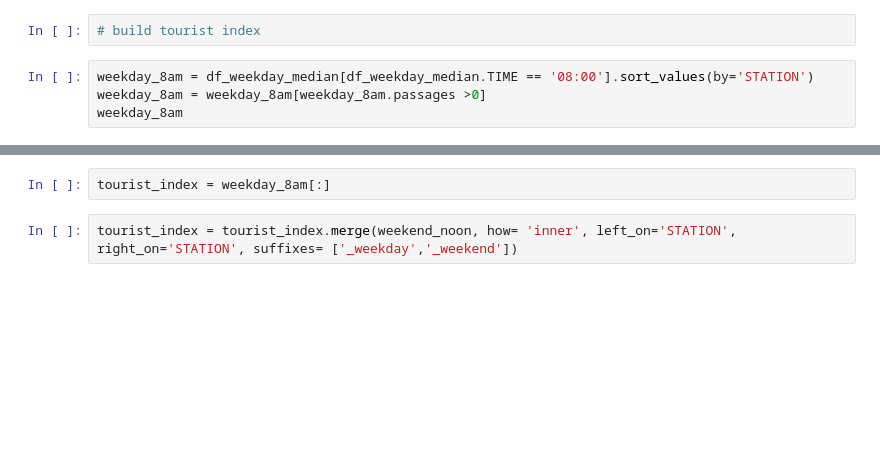
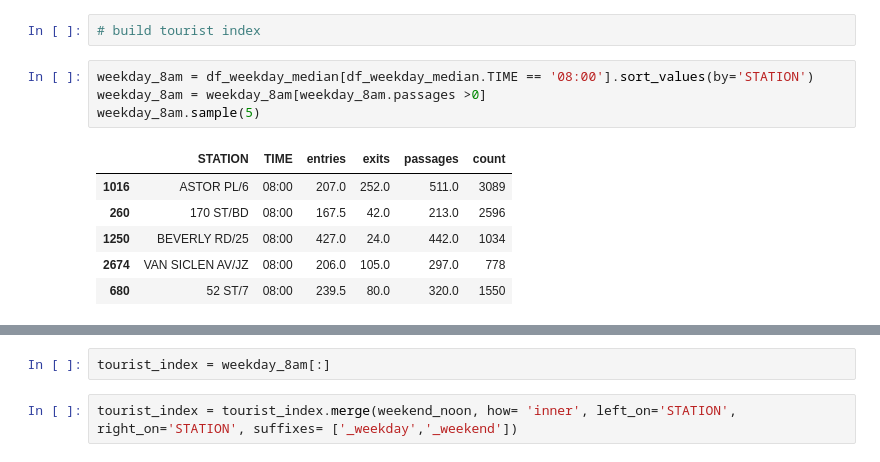
Before and after one commit to yeewill/New-York-City-Subway-Foot-Traffic, a Jupyter notebook: MTA V3 with weekend separated and weekdays.ipynb, the cells around one changed output, grey strips where cells are left out. Cells and saved outputs as stored; diff of their text form; blank space fills up the shorter version.

```diff
--- a/MTA V3 with weekend separated and weekdays.ipynb
+++ b/MTA V3 with weekend separated and weekdays.ipynb
@@ -104,7 +111,14 @@ sorted_df_weekday
 # %%
 weekday_8am = df_weekday_median[df_weekday_median.TIME == '08:00'].sort_values(by='STATION')
 weekday_8am = weekday_8am[weekday_8am.passages >0]
-weekday_8am
+weekday_8am.sample(5)
+# %% [output]
+|  | STATION | TIME | entries | exits | passages | count |
+| 1016 | ASTOR PL/6 | 08:00 | 207.0 | 252.0 | 511.0 | 3089 |
+| 260 | 170 ST/BD | 08:00 | 167.5 | 42.0 | 213.0 | 2596 |
+| 1250 | BEVERLY RD/25 | 08:00 | 427.0 | 24.0 | 442.0 | 1034 |
+| 2674 | VAN SICLEN AV/JZ | 08:00 | 206.0 | 105.0 | 297.0 | 778 |
+| 680 | 52 ST/7 | 08:00 | 239.5 | 80.0 | 320.0 | 1550 |
 # %%
 weekend_noon =df_weekend_median[df_weekend_median.TIME =='12:00'].sort_values(by='STATION')
 weekend_noon =weekend_noon.drop(columns=['TIME','entries','exits','count'])
```
Also changed, not shown: parts of 13 cells of this notebook, 2 other files.
